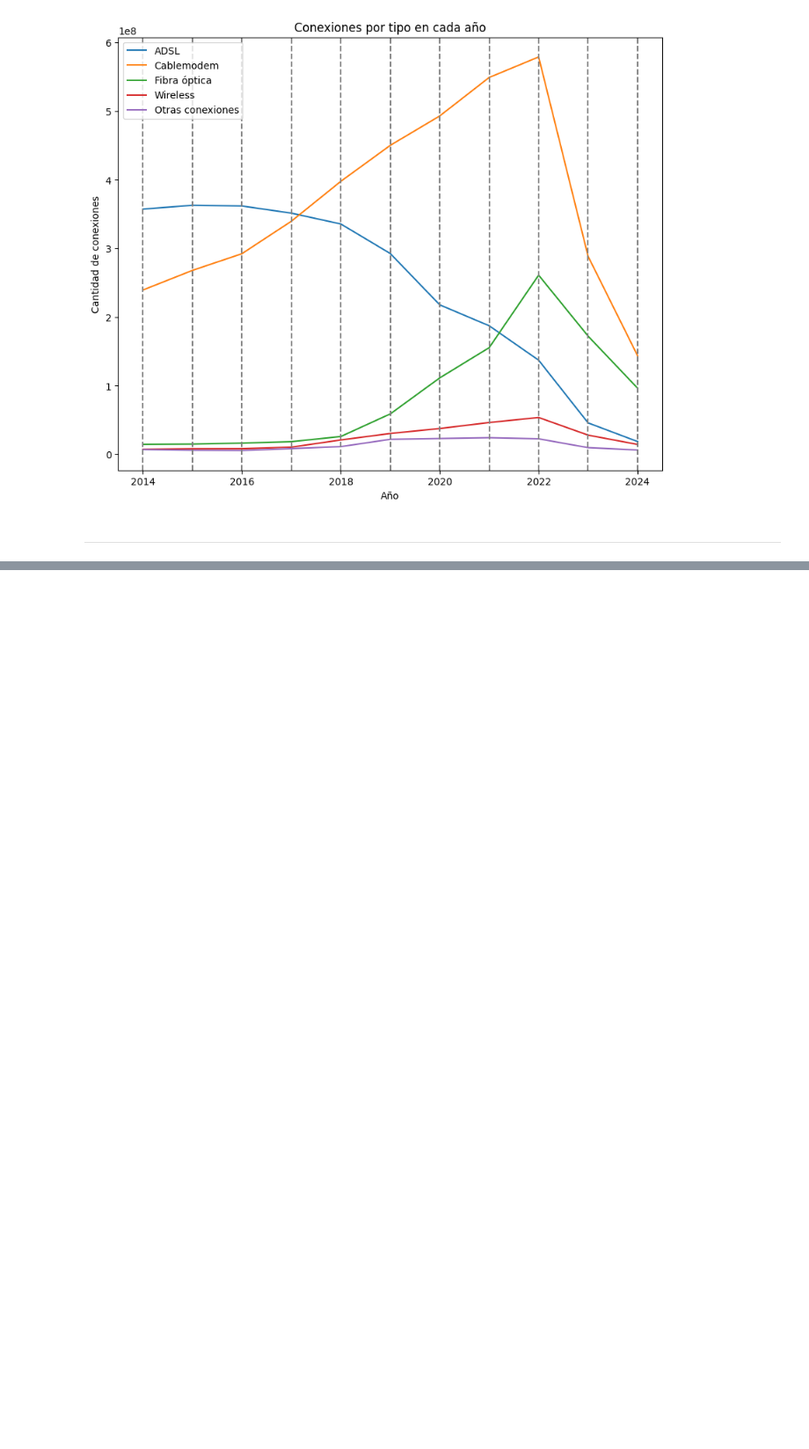
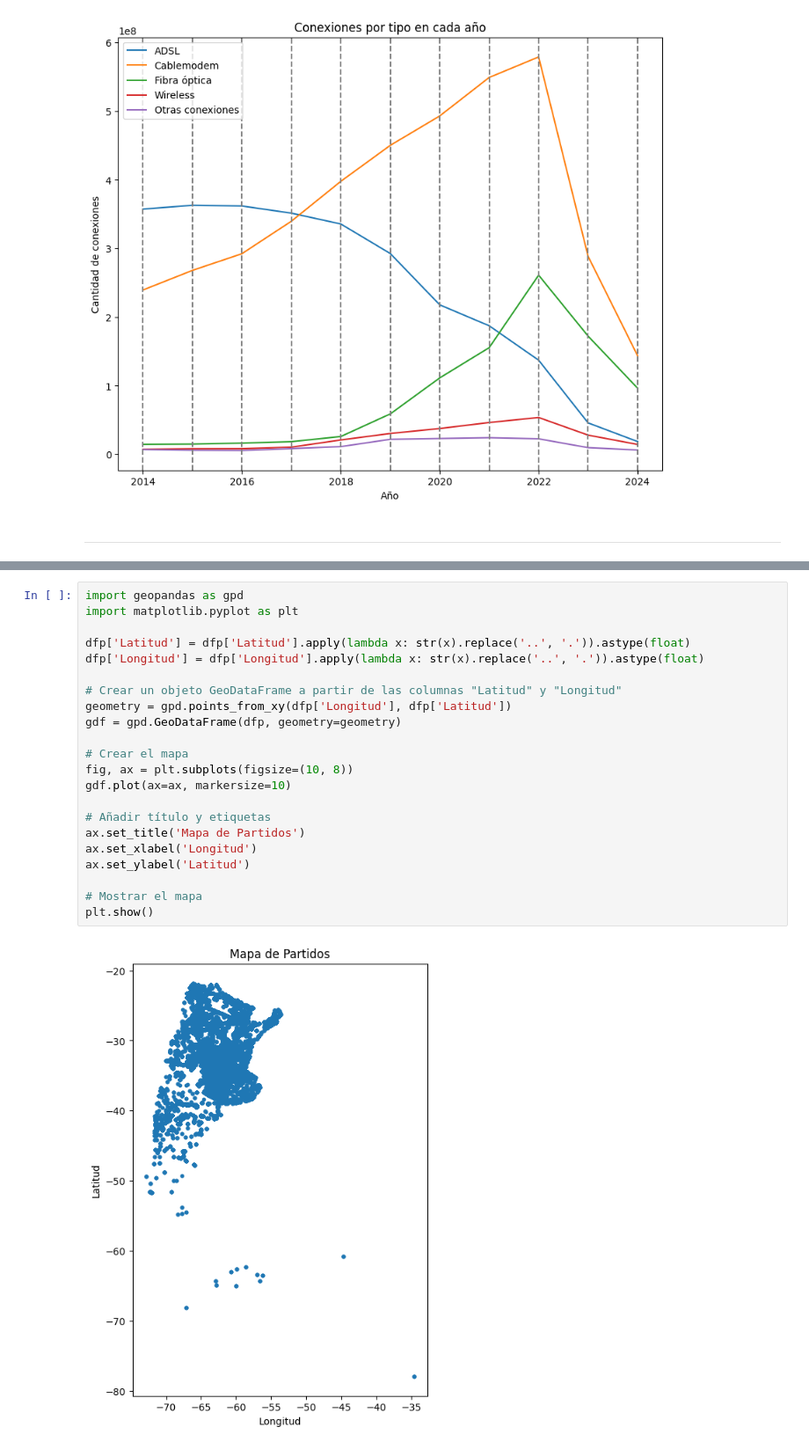
Before and after one commit to RomaDolcenera/PI2_enacom, a Jupyter notebook: EDA.ipynb, the cells around one changed output, grey strips where cells are left out. Shown at 88% size. Saved outputs shown, nothing was run; the diff lists cells and outputs as text; blank space fills up the shorter version.

```diff
--- a/EDA.ipynb
+++ b/EDA.ipynb
@@ -409,0 +437,24 @@ memory usage: 63.2+ MB
+# %%
+import geopandas as gpd
+import matplotlib.pyplot as plt
+
+dfp['Latitud'] = dfp['Latitud'].apply(lambda x: str(x).replace('..', '.')).astype(float)
+dfp['Longitud'] = dfp['Longitud'].apply(lambda x: str(x).replace('..', '.')).astype(float)
+
+# Crear un objeto GeoDataFrame a partir de las columnas "Latitud" y "Longitud"
+geometry = gpd.points_from_xy(dfp['Longitud'], dfp['Latitud'])
+gdf = gpd.GeoDataFrame(dfp, geometry=geometry)
+
+# Crear el mapa
+fig, ax = plt.subplots(figsize=(10, 8))
+gdf.plot(ax=ax, markersize=10)
+
+# Añadir título y etiquetas
+ax.set_title('Mapa de Partidos')
+ax.set_xlabel('Longitud')
+ax.set_ylabel('Latitud')
+
+# Mostrar el mapa
+plt.show()
+# %% [output]
+[figure, added]
```
Also changed, not shown: parts of 12 cells of this notebook, 4 other files.
